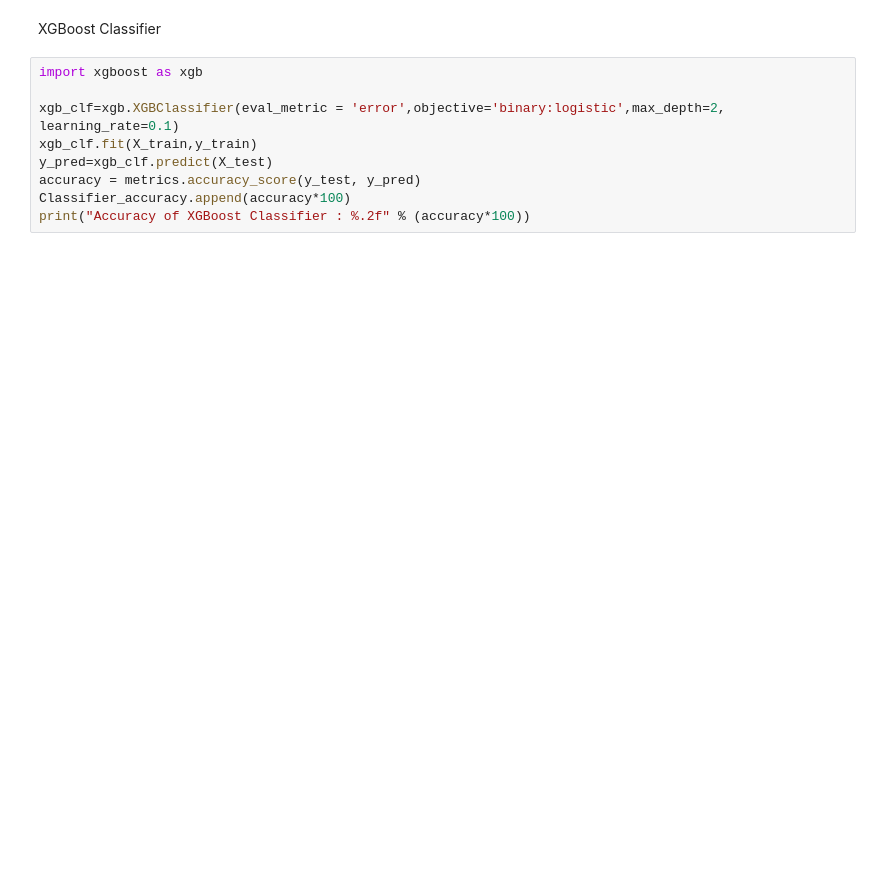
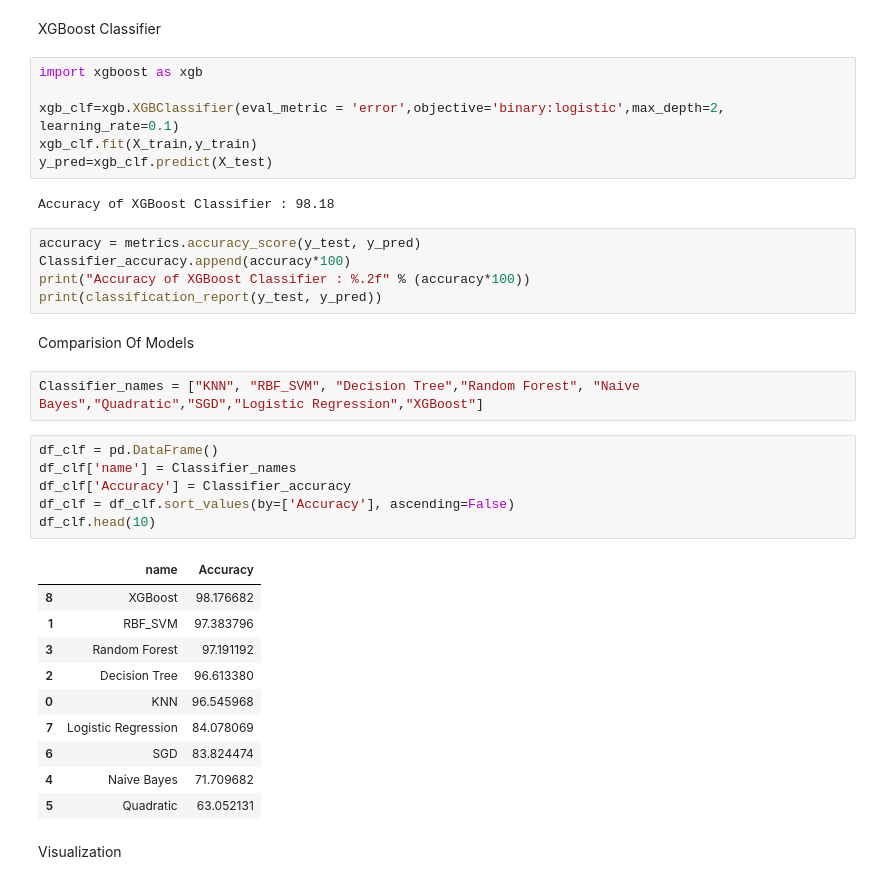
Before and after one commit to Onuratasever/Ddos-Detection, a Jupyter notebook: Ddos_detection.ipynb, the cells around one changed output. Saved outputs shown, nothing was run; the diff lists cells and outputs as text; blank space fills up the shorter version.

```diff
--- a/Ddos_detection.ipynb
+++ b/Ddos_detection.ipynb
@@ -315,6 +337,33 @@ import xgboost as xgb
 xgb_clf=xgb.XGBClassifier(eval_metric = 'error',objective='binary:logistic',max_depth=2, learning_rate=0.1)
 xgb_clf.fit(X_train,y_train)
 y_pred=xgb_clf.predict(X_test)
-accuracy = metrics.accuracy_score(y_test, y_pred)
-Classifier_accuracy.append(accuracy*100)
-print("Accuracy of XGBoost Classifier : %.2f" % (accuracy*100))
+# %% [output]
+Accuracy of XGBoost Classifier : 98.18
+# %%
+accuracy = metrics.accuracy_score(y_test, y_pred)
+Classifier_accuracy.append(accuracy*100)
+print("Accuracy of XGBoost Classifier : %.2f" % (accuracy*100))
+print(classification_report(y_test, y_pred))
+# %% [markdown]
+Comparision Of Models
+# %%
+Classifier_names = ["KNN", "RBF_SVM", "Decision Tree","Random Forest", "Naive Bayes","Quadratic","SGD","Logistic Regression","XGBoost"]
+# %%
+df_clf = pd.DataFrame()
+df_clf['name'] = Classifier_names
+df_clf['Accuracy'] = Classifier_accuracy
+df_clf = df_clf.sort_values(by=['Accuracy'], ascending=False)
+df_clf.head(10)
+# %% [output]
+|  | name | Accuracy |
+| 8 | XGBoost | 98.176682 |
+| 1 | RBF_SVM | 97.383796 |
+| 3 | Random Forest | 97.191192 |
+| 2 | Decision Tree | 96.613380 |
+| 0 | KNN | 96.545968 |
+| 7 | Logistic Regression | 84.078069 |
+| 6 | SGD | 83.824474 |
+| 4 | Naive Bayes | 71.709682 |
+| 5 | Quadratic | 63.052131 |
+# %% [markdown]
+Visualization
```
Also changed, not shown: parts of 20 cells of this notebook.
